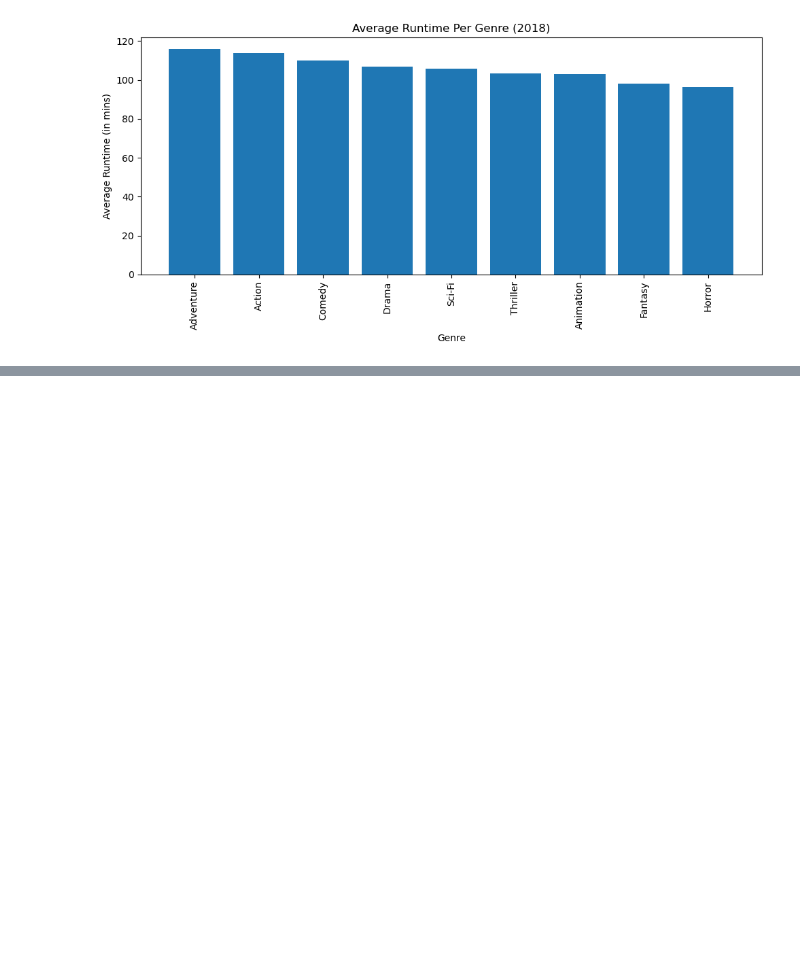
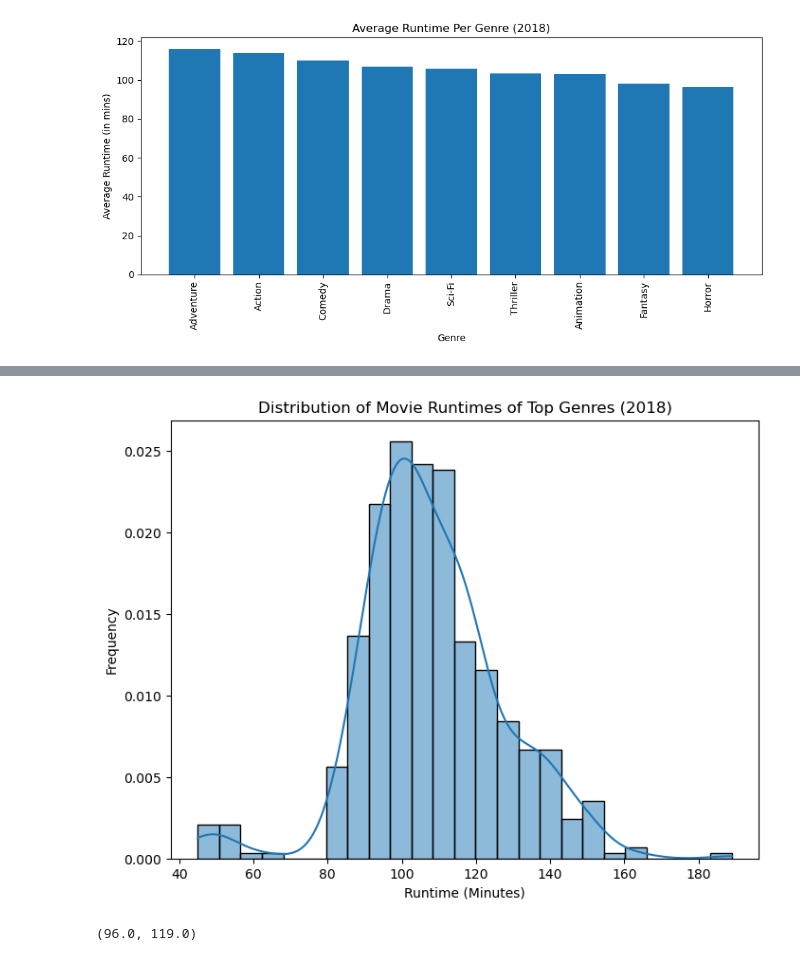
Before and after one commit to quadrillionaiire/SmartStudioRecs, a Jupyter notebook: notebooks/data_analysis_anbita.ipynb, the cells around one changed output, grey strips where cells are left out. Saved outputs shown, nothing was run; the diff lists cells and outputs as text; code cells hidden in the pictures; blank space fills up the shorter version.

```diff
--- a/notebooks/data_analysis_anbita.ipynb
+++ b/notebooks/data_analysis_anbita.ipynb
@@ -407,0 +365,5 @@ Name: total_gross, Length: 77, dtype: float64
+# %%
+# Get the runtime data for only the top genres found above
+
+top_genre_runtime_2018_data = runtime_2018[runtime_2018["individual_genre"].isin(top_genres_2018)]
+top_genre_runtime_2018_data
@@ -407,0 +384,20 @@ Name: total_gross, Length: 77, dtype: float64
+# %%
+# Let's plot the runtimes of the top genres
+plt.figure(figsize=(8,6))
+
+sns.histplot(top_genre_runtime_2018_data["runtime_minutes"], stat="density", kde=True)
+plt.xlabel("Runtime (Minutes)")
+plt.ylabel("Frequency")
+plt.title("Distribution of Movie Runtimes of Top Genres (2018)")
+plt.show()
+# %% [output]
+[figure, added]
+# %%
+quartile_vals = top_genre_runtime_2018_data["runtime_minutes"].quantile([0.25, 0.75])
+first_quartile, third_quartile = quartile_vals.values[0], quartile_vals.values[1]
+
+runtime_bins = ["first", "iqr", "fourth"]
+
+first_quartile, third_quartile
+# %% [output]
+(96.0, 119.0)
```
Also changed, not shown: parts of 38 cells of this notebook, 1 other file.
